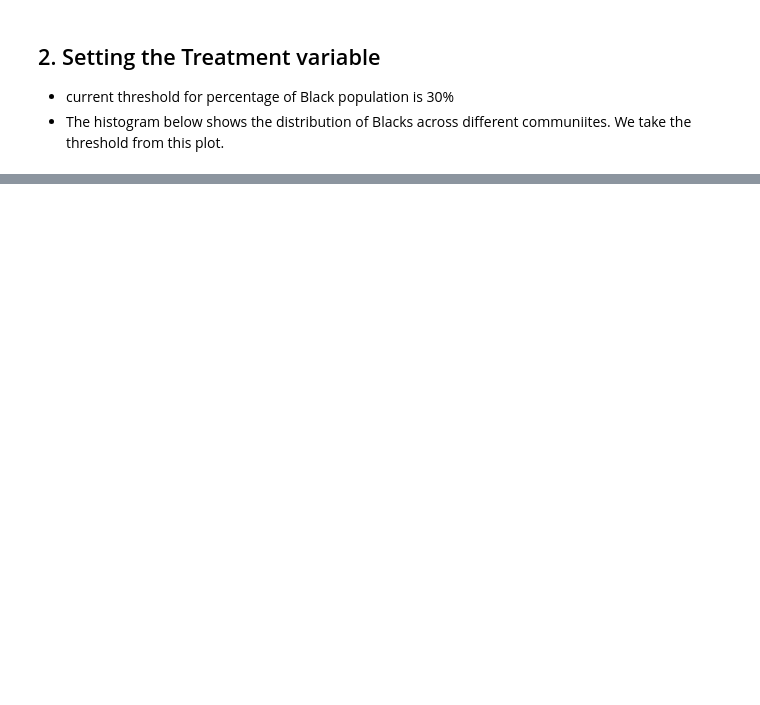
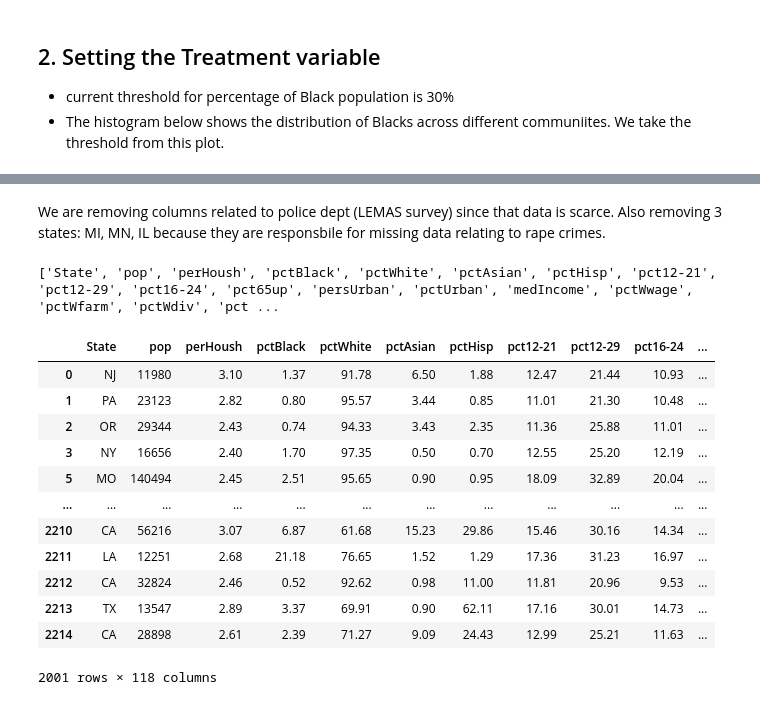
Before and after one commit to VeenaShirsath/COMPSCI590, a Jupyter notebook: COMPSCI590_project.ipynb, the cells around one changed output, grey strips where cells are left out. Cells and saved outputs as stored; diff of their text form; code cells hidden in the pictures; blank space fills up the shorter version.

```diff
--- a/COMPSCI590_project.ipynb
+++ b/COMPSCI590_project.ipynb
@@ -151,0 +138,10 @@ X
+# %%
+## creating treatment variable
+def treat(row):
+    if row['pctBlack'] > 9.667:
+        val = 0
+    else:
+        val = 1
+    return val
+
+df['treatment'] = df.apply(treat, axis=1)
@@ -151,0 +212,29 @@ X
+# %% [markdown]
+We are removing columns related to police dept (LEMAS survey) since that data is scarce. Also removing 3 states: MI, MN, IL because they are responsbile for missing data relating to rape crimes.
+# %%
+index_to_drop = df[(df['State'] == "MN") | (df['State'] == "IL") | (df['State'] == "MI")].index
+df_new = df.drop(index_to_drop)
+# %%
+print(df_new.columns.tolist())
+# %% [output]
+['State', 'pop', 'perHoush', 'pctBlack', 'pctWhite', 'pctAsian', 'pctHisp', 'pct12-21', 'pct12-29', 'pct16-24', 'pct65up', 'persUrban', 'pctUrban', 'medIncome', 'pctWwage', 'pctWfarm', 'pctWdiv', 'pct ...
+# %%
+df_final = df_new.drop(['numPolice', 'policePerPop', 'policeField', 'policeFieldPerPop', 'policeCalls', 'policCallPerPop', 'policCallPerOffic', 'policePerPop2', 'racialMatch',
+                       'pctPolicWhite', 'pctPolicBlack', 'pctPolicHisp', 'pctPolicAsian', 'pctPolicMinority', 'officDrugUnits', 'numDiffDrugsSeiz', 'policAveOT', 'landArea',
+                       'popDensity', 'pctUsePubTrans', 'policCarsAvail', 'policOperBudget', 'pctPolicPatrol', 'gangUnit', 'pctOfficDrugUnit', 'policBudgetPerPop'], axis=1)
+# %%
+df_final
+# %% [output]
+|  | State | pop | perHoush | pctBlack | pctWhite | pctAsian | pctHisp | pct12-21 | pct12-29 | pct16-24 | ... |
+| 0 | NJ | 11980 | 3.10 | 1.37 | 91.78 | 6.50 | 1.88 | 12.47 | 21.44 | 10.93 | ... |
+| 1 | PA | 23123 | 2.82 | 0.80 | 95.57 | 3.44 | 0.85 | 11.01 | 21.30 | 10.48 | ... |
+| 2 | OR | 29344 | 2.43 | 0.74 | 94.33 | 3.43 | 2.35 | 11.36 | 25.88 | 11.01 | ... |
+| 3 | NY | 16656 | 2.40 | 1.70 | 97.35 | 0.50 | 0.70 | 12.55 | 25.20 | 12.19 | ... |
+| 5 | MO | 140494 | 2.45 | 2.51 | 95.65 | 0.90 | 0.95 | 18.09 | 32.89 | 20.04 | ... |
+| ... | ... | ... | ... | ... | ... | ... | ... | ... | ... | ... | ... |
+| 2210 | CA | 56216 | 3.07 | 6.87 | 61.68 | 15.23 | 29.86 | 15.46 | 30.16 | 14.34 | ... |
+| 2211 | LA | 12251 | 2.68 | 21.18 | 76.65 | 1.52 | 1.29 | 17.36 | 31.23 | 16.97 | ... |
+| 2212 | CA | 32824 | 2.46 | 0.52 | 92.62 | 0.98 | 11.00 | 11.81 | 20.96 | 9.53 | ... |
+| 2213 | TX | 13547 | 2.89 | 3.37 | 69.91 | 0.90 | 62.11 | 17.16 | 30.01 | 14.73 | ... |
+| 2214 | CA | 28898 | 2.61 | 2.39 | 71.27 | 9.09 | 24.43 | 12.99 | 25.21 | 11.63 | ... |
+2001 rows × 118 columns
```
Also changed, not shown: parts of 44 cells of this notebook.
